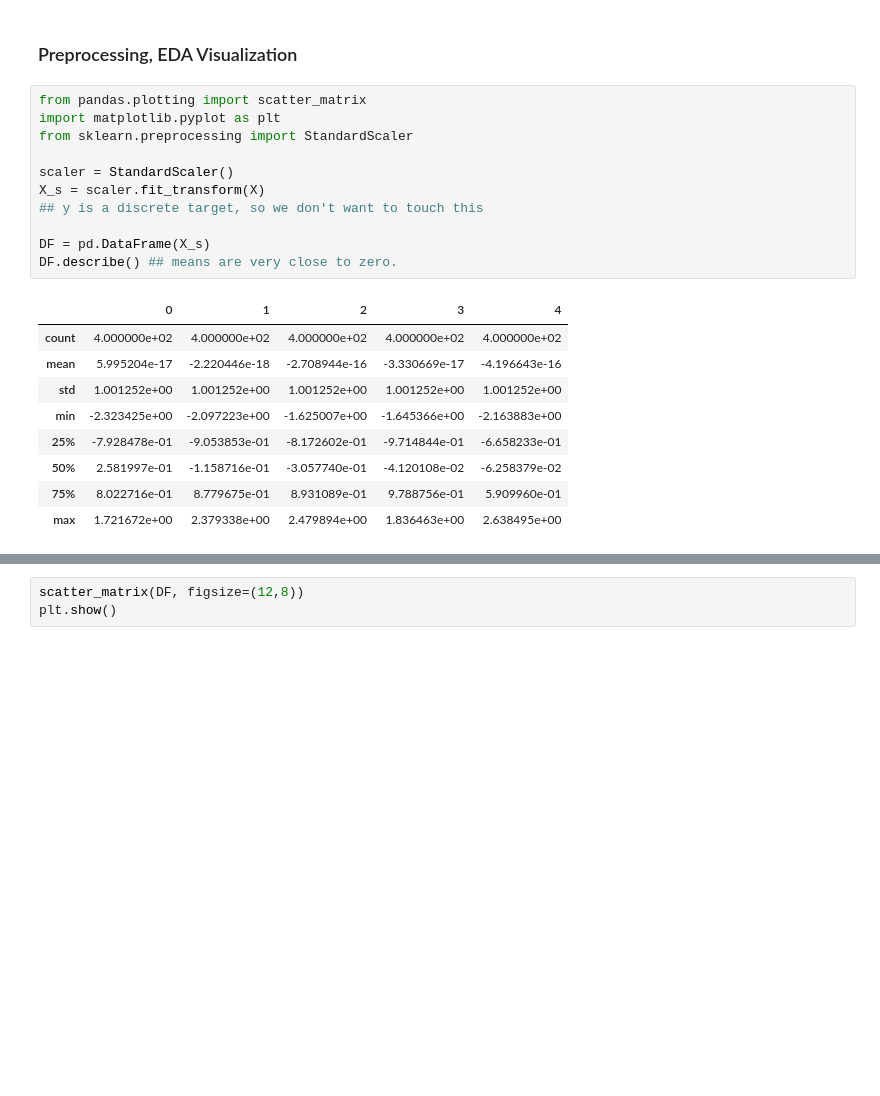
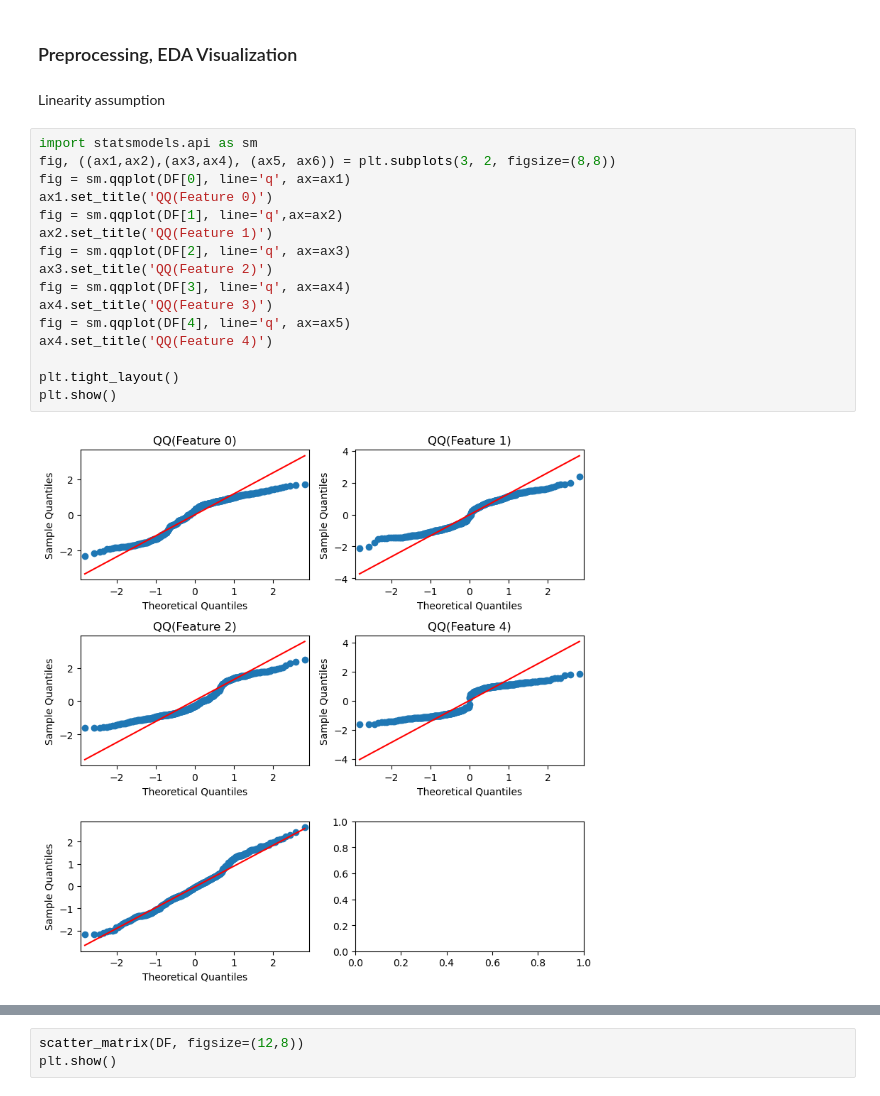
Before and after one commit to matthewpkearney/cs559_hw4, a Jupyter notebook: HW4_MattKearney.ipynb, the cells around one changed output, grey strips where cells are left out. Drawn from its saved outputs; the diff is of its cells as text; blank space fills up the shorter version.

Commit message:
-need to fix the returning target value, look for computational mistakes... (debug)

```diff
--- a/HW4_MattKearney.ipynb
+++ b/HW4_MattKearney.ipynb
@@ -28,23 +49,22 @@ DF_y.describe()
 # %% [markdown]
 ### Preprocessing, EDA Visualization
-# %%
-from pandas.plotting import scatter_matrix
-import matplotlib.pyplot as plt
-from sklearn.preprocessing import StandardScaler
-
-scaler = StandardScaler()
-X_s = scaler.fit_transform(X)
-## y is a discrete target, so we don't want to touch this
-
-DF = pd.DataFrame(X_s)
-DF.describe() ## means are very close to zero.
-# %% [output]
-|  | 0 | 1 | 2 | 3 | 4 |
-| count | 4.000000e+02 | 4.000000e+02 | 4.000000e+02 | 4.000000e+02 | 4.000000e+02 |
-| mean | 5.995204e-17 | -2.220446e-18 | -2.708944e-16 | -3.330669e-17 | -4.196643e-16 |
-| std | 1.001252e+00 | 1.001252e+00 | 1.001252e+00 | 1.001252e+00 | 1.001252e+00 |
-| min | -2.323425e+00 | -2.097223e+00 | -1.625007e+00 | -1.645366e+00 | -2.163883e+00 |
-| 25% | -7.928478e-01 | -9.053853e-01 | -8.172602e-01 | -9.714844e-01 | -6.658233e-01 |
-| 50% | 2.581997e-01 | -1.158716e-01 | -3.057740e-01 | -4.120108e-02 | -6.258379e-02 |
-| 75% | 8.022716e-01 | 8.779675e-01 | 8.931089e-01 | 9.788756e-01 | 5.909960e-01 |
-| max | 1.721672e+00 | 2.379338e+00 | 2.479894e+00 | 1.836463e+00 | 2.638495e+00 |
+# %% [markdown]
+Linearity assumption
+# %%
+import statsmodels.api as sm
+fig, ((ax1,ax2),(ax3,ax4), (ax5, ax6)) = plt.subplots(3, 2, figsize=(8,8))
+fig = sm.qqplot(DF[0], line='q', ax=ax1)
+ax1.set_title('QQ(Feature 0)')
+fig = sm.qqplot(DF[1], line='q',ax=ax2)
+ax2.set_title('QQ(Feature 1)')
+fig = sm.qqplot(DF[2], line='q', ax=ax3)
+ax3.set_title('QQ(Feature 2)')
+fig = sm.qqplot(DF[3], line='q', ax=ax4)
+ax4.set_title('QQ(Feature 3)')
+fig = sm.qqplot(DF[4], line='q', ax=ax5)
+ax4.set_title('QQ(Feature 4)')
+
+plt.tight_layout()
+plt.show()
+# %% [output]
+[figure, added]
```
Also changed, not shown: parts of 10 cells of this notebook.
